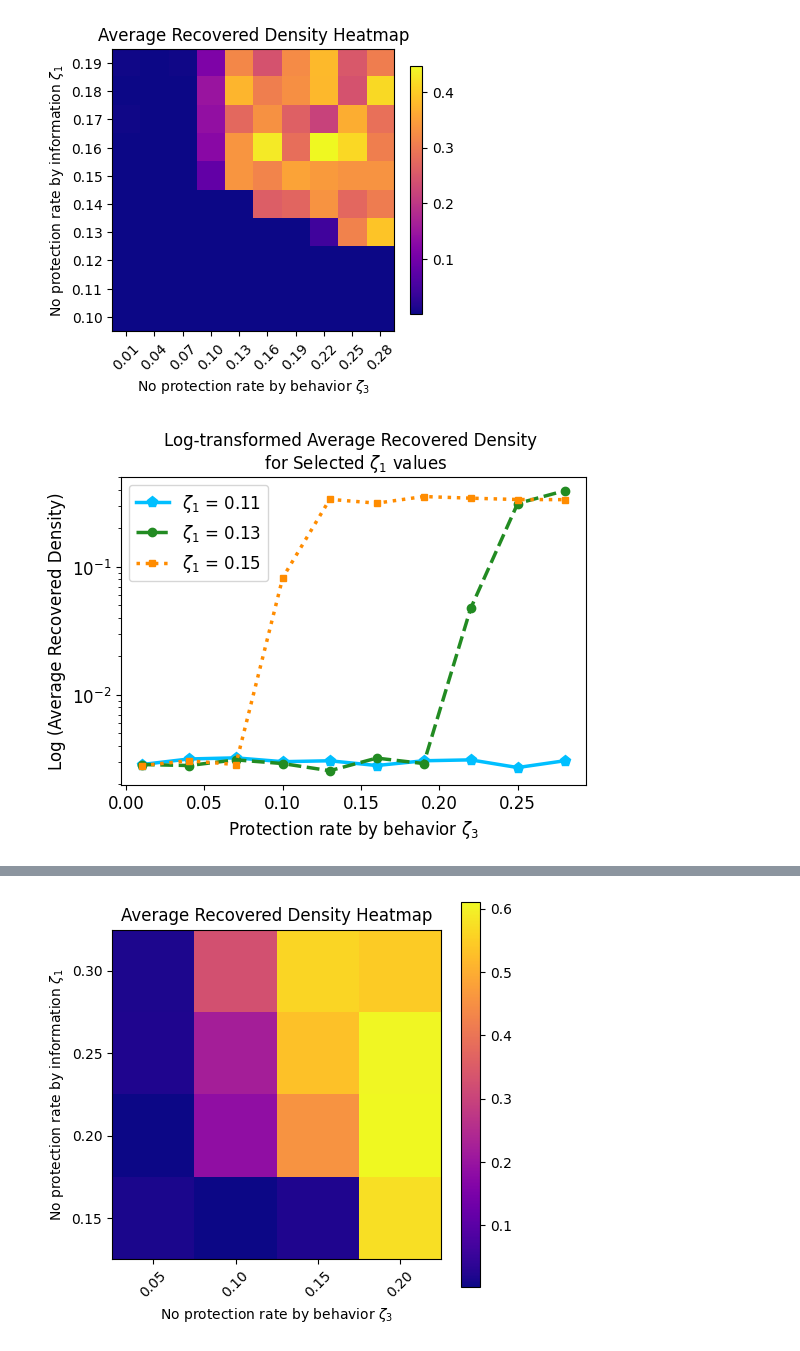
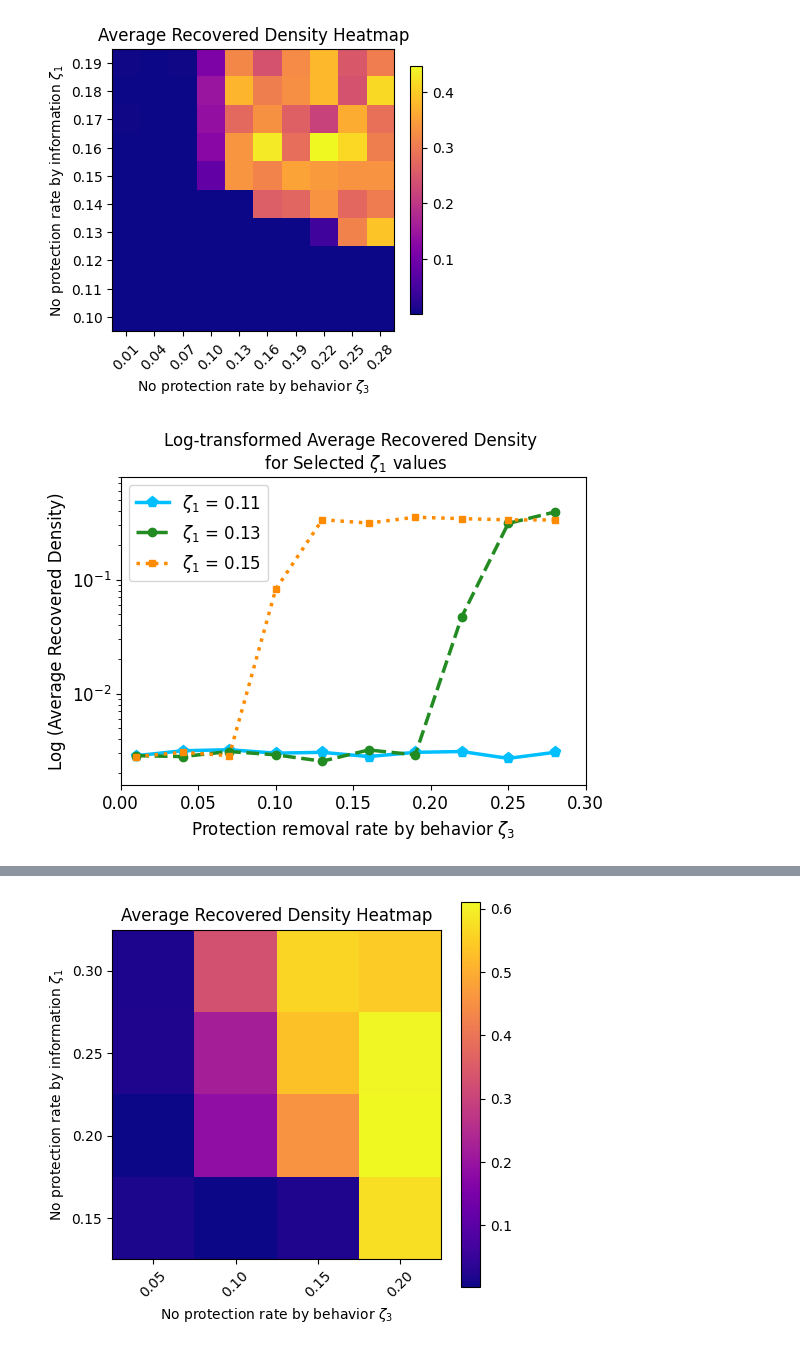
Before and after one commit to Nancy-Shi/Complex_Networks, a Jupyter notebook: 3_Layer_Coupling_081423_zeta_1_zeta_3.ipynb, the cells around one changed output, grey strips where cells are left out. Drawn from its saved outputs; the diff is of its cells as text; code cells hidden in the pictures.

```diff
--- a/3_Layer_Coupling_081423_zeta_1_zeta_3.ipynb
+++ b/3_Layer_Coupling_081423_zeta_1_zeta_3.ipynb
@@ -700,35 +700,37 @@ zeta_3_values5 = np.arange(0.01, 0.31, 0.03)
 
 # Initialize a plot
 fig, ax = plt.subplots(figsize=(6,4))
 
 from itertools import cycle
 lines = ["-","--",":","-."]
 markers = ["p","o","s","D"]
 sizes = [8, 6, 4, 1]
 colors = ["deepskyblue","forestgreen", "darkorange","darkviolet"]
 linecycler = cycle(lines)
 markercycler = cycle(markers)
 sizecycler = cycle(sizes)
 colorcycler = cycle(colors)
 
 # Loop over the selected zeta_2 indices
 for index in zeta_1_indices:
     density_values = results_rho_R5[index, 1:11]
     ax.plot(zeta_3_values5, density_values, label=f'$\zeta_1$ = {zeta_1_values5[index]:.2f}', linewidth=2.5, color = next(colorcycler), linestyle = next(linecycler), markersize = next(sizecycler), marker = next(markercycler))
 
 # Setting labels, legend and title
-ax.set_xlabel('Protection rate by behavior $\zeta_3$', fontsize = 12)
+ax.set_xlabel('Protection removal rate by behavior $\zeta_3$', fontsize = 12)
 ax.set_ylabel('Log (Average Recovered Density)', fontsize = 12)
 ax.set_title('Log-transformed Average Recovered Density \n for Selected $\zeta_1$ values', fontsize = 12)
 ax.set_yscale('log')  # Set y-axis to be logarithmic
 plt.rc('xtick', labelsize=12)
 plt.rc('ytick', labelsize=12)
+plt.xlim([0.00,0.30])
+plt.ylim([10**(-2.8),0.8])
 ax.legend(fontsize = 12)
 
 # Display the plot
 plt.show()
 # %% [output]
-[figure, old version]
+[figure, new version]
 # %%
 lam = 0.1
 alp = 1
```
